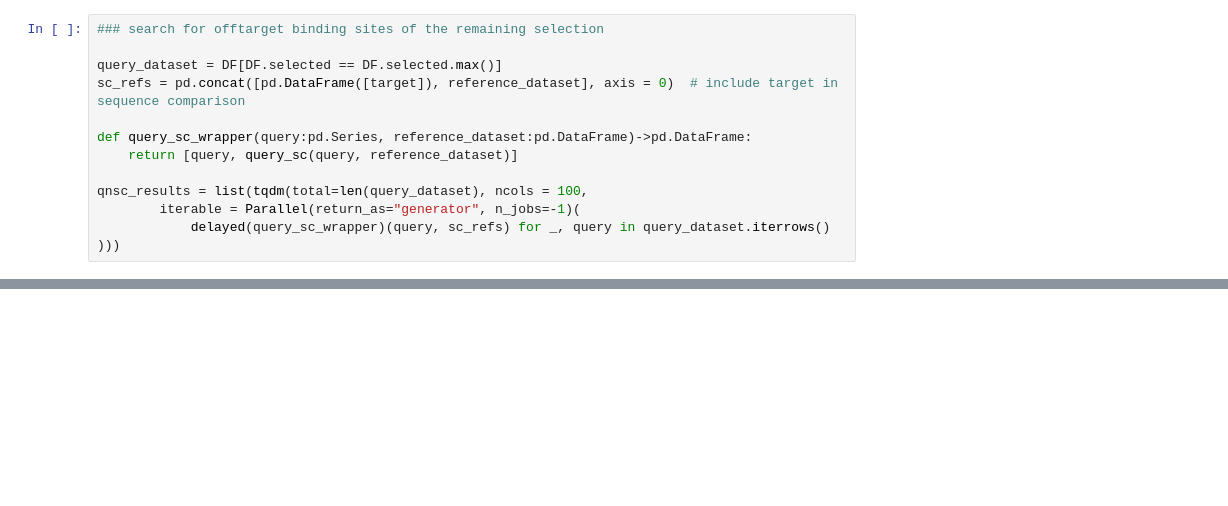
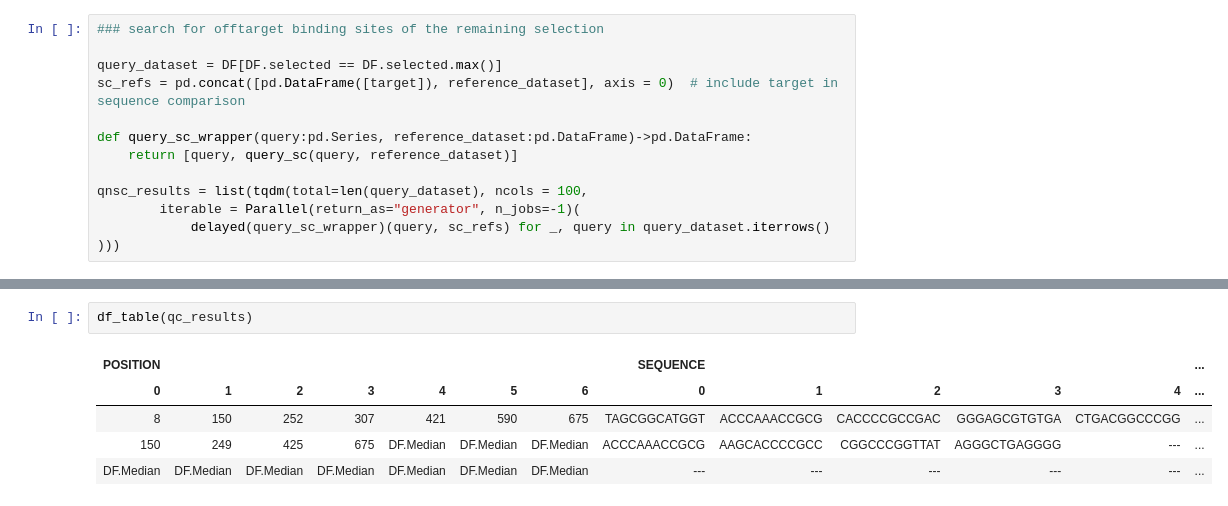
Before and after one commit to Q1vy/iGEM2025-TRAPS-Software-and-Modelling, a Jupyter notebook: target_search_alt.ipynb, the cells around one changed output, grey strips where cells are left out. Drawn from its saved outputs; the diff is of its cells as text; blank space fills up the shorter version.

```diff
--- a/target_search_alt.ipynb
+++ b/target_search_alt.ipynb
@@ -195,0 +244,8 @@ df_table(pd.DataFrame([qcr]))
+# %%
+df_table(qc_results)
+# %% [output]
+| POSITION |  |  |  |  |  |  | SEQUENCE |  |  |  |  | ... |
+| 0 | 1 | 2 | 3 | 4 | 5 | 6 | 0 | 1 | 2 | 3 | 4 | ... |
+| 8 | 150 | 252 | 307 | 421 | 590 | 675 | TAGCGGCATGGT | ACCCAAACCGCG | CACCCCGCCGAC | GGGAGCGTGTGA | CTGACGGCCCGG | ... |
+| 150 | 249 | 425 | 675 | DF.Median | DF.Median | DF.Median | ACCCAAACCGCG | AAGCACCCCGCC | CGGCCCGGTTAT | AGGGCTGAGGGG | --- | ... |
+| DF.Median | DF.Median | DF.Median | DF.Median | DF.Median | DF.Median | DF.Median | --- | --- | --- | --- | --- | ... |
```
Also changed, not shown: parts of 10 cells of this notebook, 4 other files.
